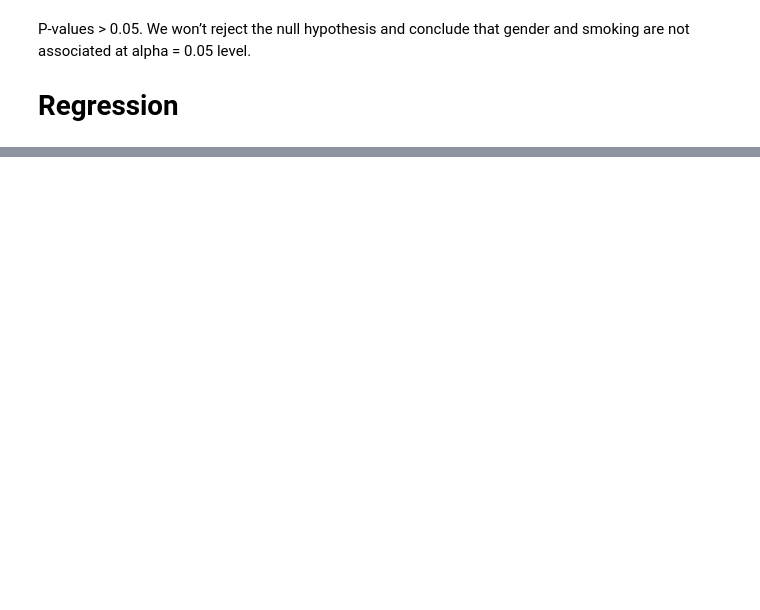
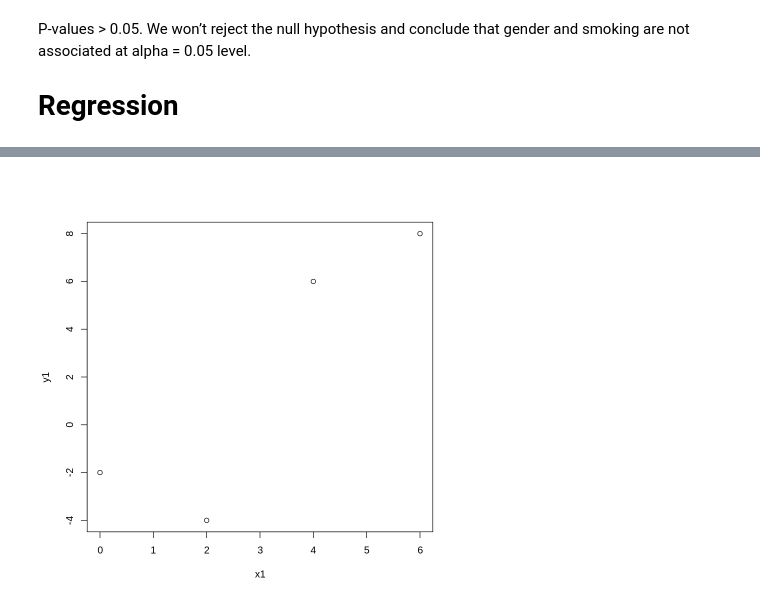
Before and after one commit to VindaShinde/R-Projects, a Jupyter notebook: Stats_Practice_.ipynb, the cells around one changed output, grey strips where cells are left out. Drawn from its saved outputs; the diff is of its cells as text; code cells hidden in the pictures; blank space fills up the shorter version.

```diff
--- a/Stats_Practice_.ipynb
+++ b/Stats_Practice_.ipynb
@@ -373,0 +283,7 @@ A tibble: 1 × 2
+# %%
+x1 = c(4,6,0,2)
+y1 = c(6,8,-2,-4)
+# %%
+plot(x1,y1)
+# %% [output]
+[figure, added]
```
Also changed, not shown: parts of 23 cells of this notebook.
